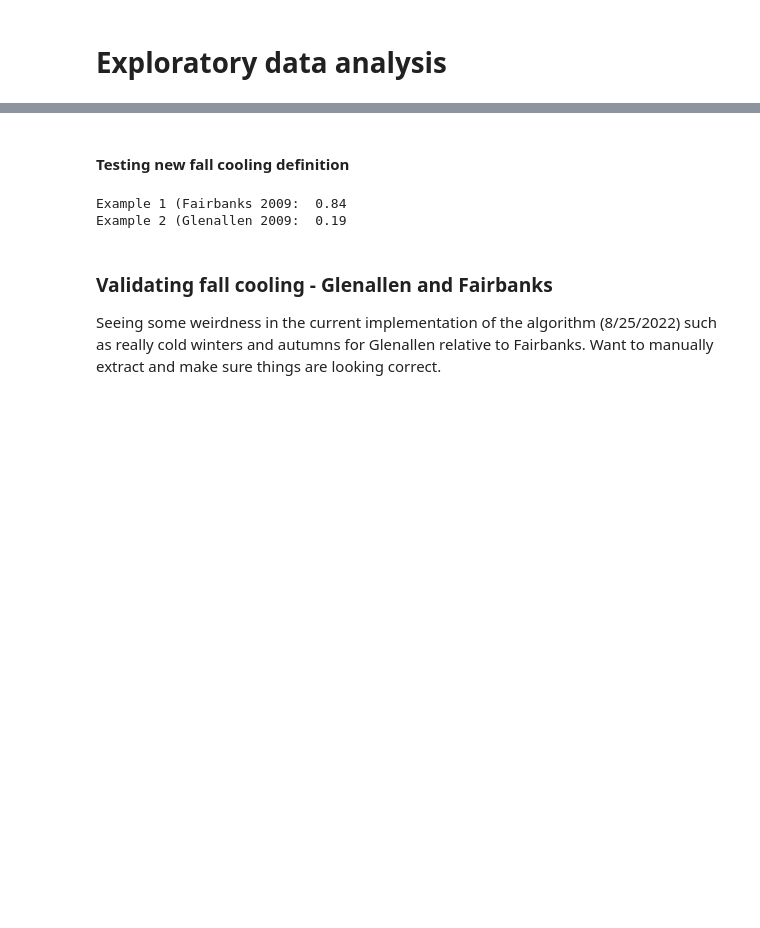
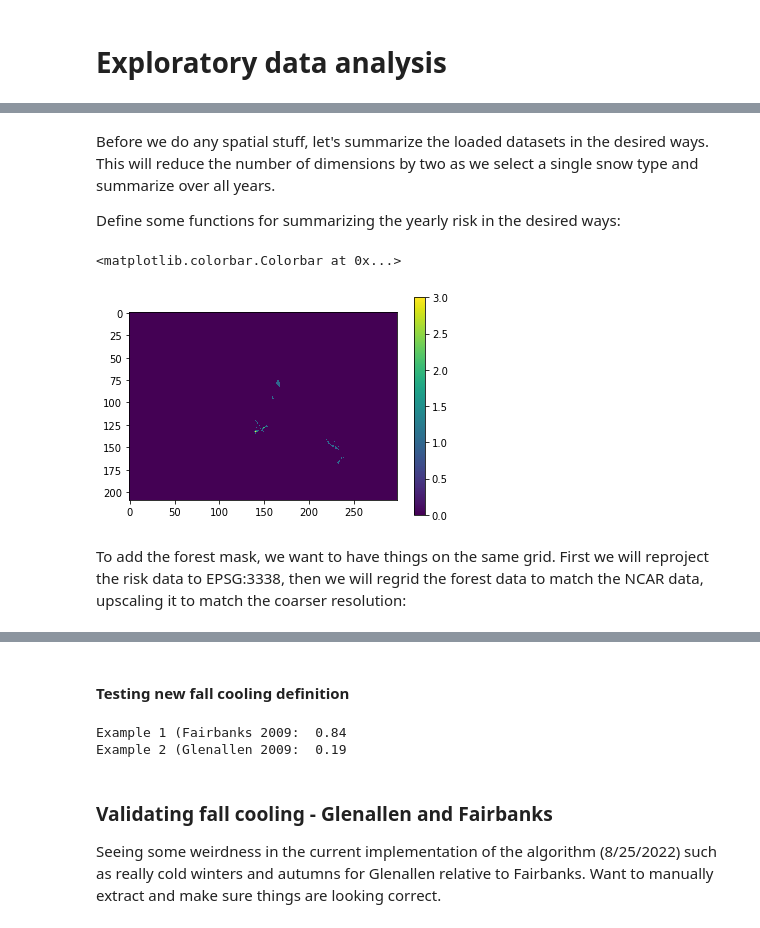
Before and after one commit to ua-snap/spruce-beetle-risk, a Jupyter notebook: eda.ipynb, the cells around one changed output, grey strips where cells are left out. Saved outputs shown, nothing was run; the diff lists cells and outputs as text; code cells hidden in the pictures; blank space fills up the shorter version.

Commit message:
checkpoint commit for summarizing some yearly risk data by sequence-based counting methods

```diff
--- a/eda.ipynb
+++ b/eda.ipynb
@@ -2,0 +29,50 @@
+# %% [markdown]
+Before we do any spatial stuff, let's summarize the loaded datasets in the desired ways. This will reduce the number of dimensions by two as we select a single snow type and summarize over all years.
+
+Define some functions for summarizing the yearly risk in the desired ways:
+# %%
+from itertools import groupby
+
+
+def count_risk(arr, thr=0.16, method="max"):
+    """Count the values of an array exceeding a given risk
+    threshold based on supplied method name
+    """
+    bool_arr = arr > thr
+    seq_lengths = [
+        np.array(seq_li).sum() for seq_li in [list(g) for _, g in groupby(bool_arr)]
+    ]
+
+    if method == "max":
+        count = max(seq_lengths)
+    elif method == "five":
+        seq_len_arr = np.array(seq_lengths)
+        k = 0
+        # for each sequence greater than 5 years long,
+        #   add to the counter k how many times 5 goes
+        #   into that sequence
+        for seq in seq_len_arr[seq_len_arr > 5]:
+            k += seq // 5
+        # then add the number of 5-year sequences
+        k += (np.array(seq_lengths) == 5).sum()
+        count = k
+
+    return count
+# %%
+# initialize a dict for storing results from summarizing the risk data
+results_di = {"max_count": {}, "over_five": {}}
+
+for ds, model in zip([daymet_ds, had_ds], ["daymet", "hadGEM2-ES"]):
+    results_di["max_count"][model] = np.apply_along_axis(count_risk, 0, ds["risk"].sel(snow="med").values)
+# %%
+for ds, model in zip([daymet_ds, had_ds], ["daymet", "hadGEM2-ES"]):
+    results_di["over_five"][model] = np.apply_along_axis(count_risk, 0, ds["risk"].sel(snow="med").values, method="five", thr=0.16)
+# %%
+import matplotlib.pyplot as plt
+
+
+plt.imshow(results_di["over_five"]["daymet"], interpolation="none")
+plt.colorbar()
+# %% [output]
+<matplotlib.colorbar.Colorbar at 0x...>
+[figure, added]
@@ -2,0 +109,2 @@
+# %% [markdown]
+To add the forest mask, we want to have things on the same grid. First we will reproject the risk data to EPSG:3338, then we will regrid the forest data to match the NCAR data, upscaling it to match the coarser resolution:
```
Also changed, not shown: parts of 16 cells of this notebook.
